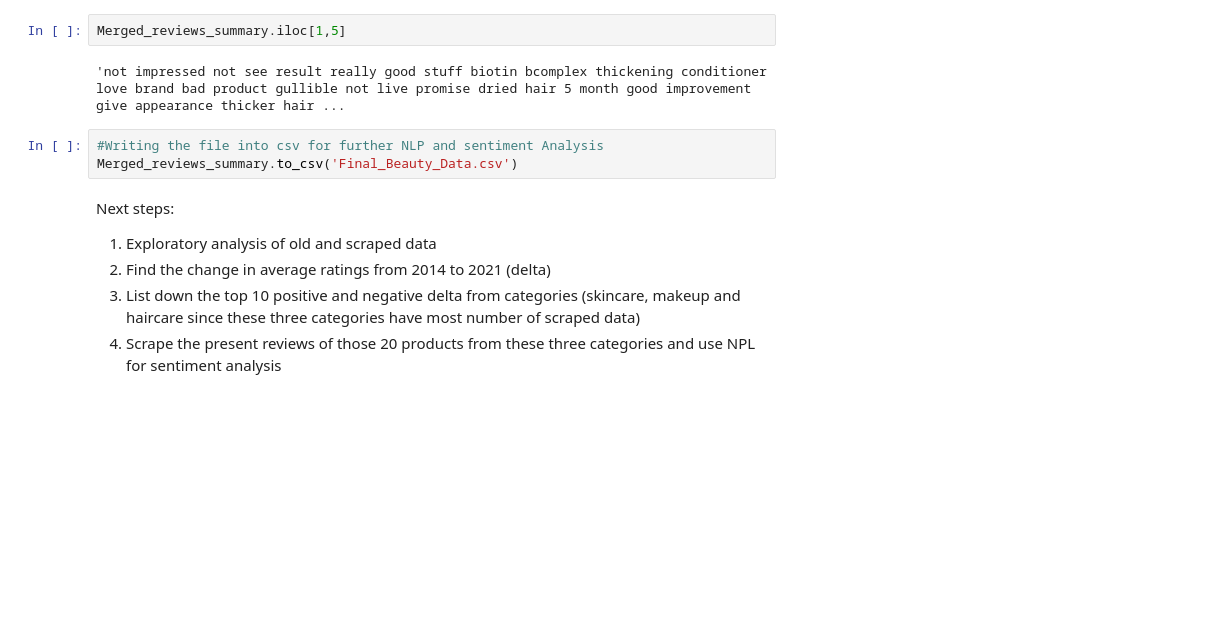
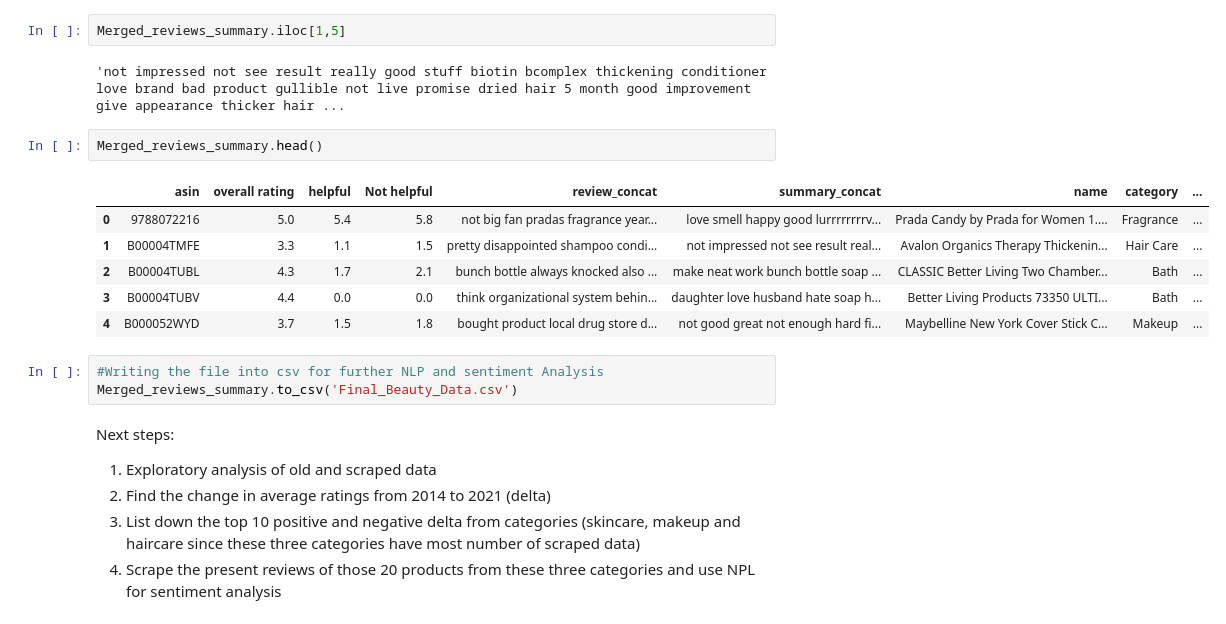
Before and after one commit to SwetaPrabh/Amazon_Web_Scraping, a Jupyter notebook: Data_wrangling_of_Scraped_data_and_Data_cleaning.ipynb, the cells around one changed output. Cells and saved outputs as stored; diff of their text form; blank space fills up the shorter version.

Commit message:
checked dataframe

```diff
--- a/Data_wrangling_of_Scraped_data_and_Data_cleaning.ipynb
+++ b/Data_wrangling_of_Scraped_data_and_Data_cleaning.ipynb
@@ -581,6 +581,15 @@ Merged_reviews_summary['summary_concat']=Merged_reviews_summary['summary_concat'
 Merged_reviews_summary.iloc[1,5]
 # %% [output]
 'not impressed not see result really good stuff biotin bcomplex thickening conditioner love brand bad product gullible not live promise dried hair 5 month good improvement give appearance thicker hair ...
+# %%
+Merged_reviews_summary.head()
+# %% [output]
+|  | asin | overall rating | helpful | Not helpful | review_concat | summary_concat | name | category | ... |
+| 0 | 9788072216 | 5.0 | 5.4 | 5.8 | not big fan pradas fragrance year... | love smell happy good lurrrrrrrrv... | Prada Candy by Prada for Women 1.... | Fragrance | ... |
+| 1 | B00004TMFE | 3.3 | 1.1 | 1.5 | pretty disappointed shampoo condi... | not impressed not see result real... | Avalon Organics Therapy Thickenin... | Hair Care | ... |
+| 2 | B00004TUBL | 4.3 | 1.7 | 2.1 | bunch bottle always knocked also ... | make neat work bunch bottle soap ... | CLASSIC Better Living Two Chamber... | Bath | ... |
+| 3 | B00004TUBV | 4.4 | 0.0 | 0.0 | think organizational system behin... | daughter love husband hate soap h... | Better Living Products 73350 ULTI... | Bath | ... |
+| 4 | B000052WYD | 3.7 | 1.5 | 1.8 | bought product local drug store d... | not good great not enough hard fi... | Maybelline New York Cover Stick C... | Makeup | ... |
 # %%
 #Writing the file into csv for further NLP and sentiment Analysis
 Merged_reviews_summary.to_csv('Final_Beauty_Data.csv')
```
